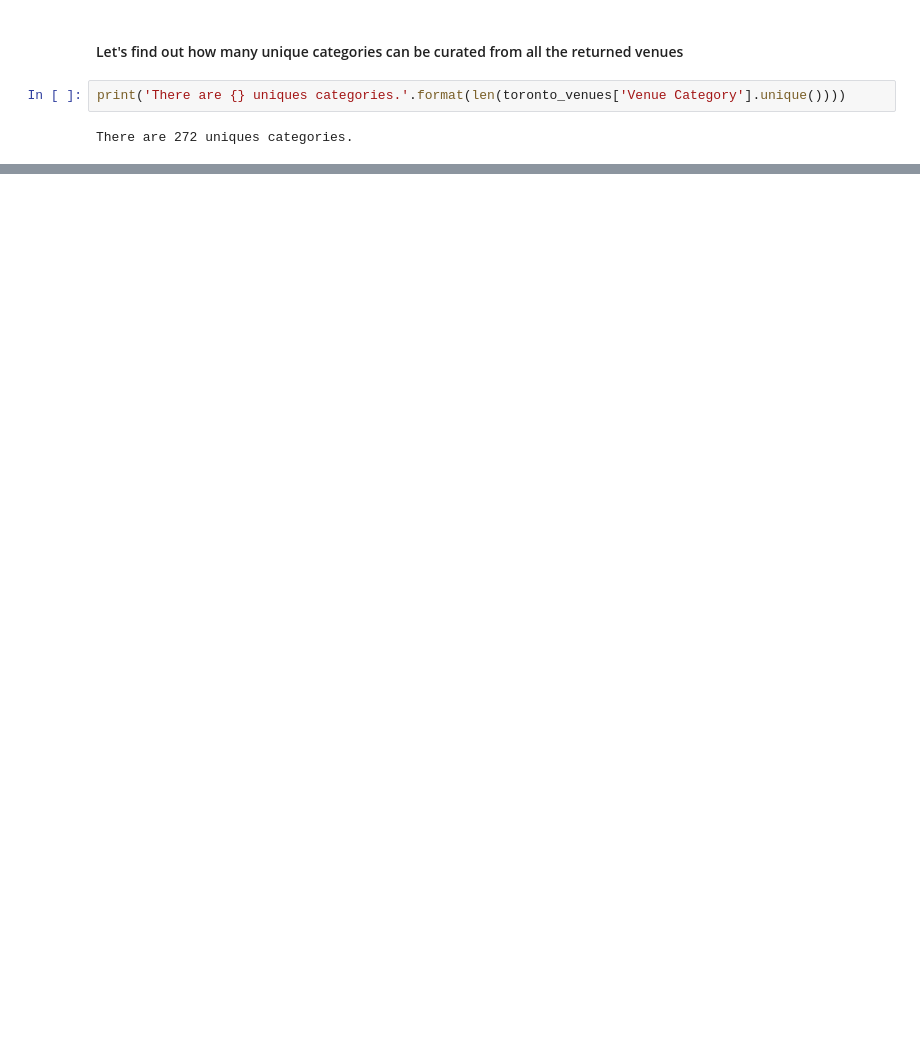
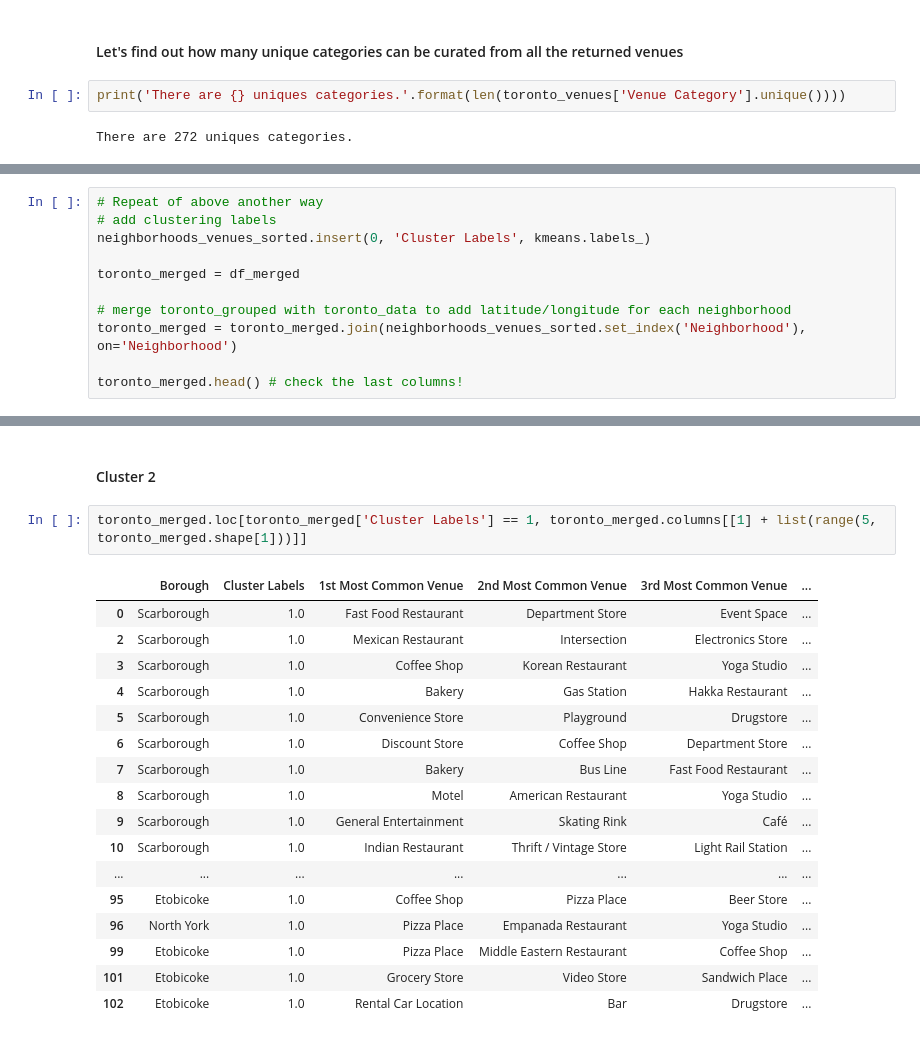
Before and after one commit to manashsarma/Coursera_Capstone, a Jupyter notebook: segmentation_clustering_week3_partIII.ipynb, the cells around one changed output, grey strips where cells are left out. Saved outputs shown, nothing was run; the diff lists cells and outputs as text; blank space fills up the shorter version.

```diff
--- a/segmentation_clustering_week3_partIII.ipynb
+++ b/segmentation_clustering_week3_partIII.ipynb
@@ -354,0 +517,11 @@ There are 272 uniques categories.
+# %%
+# Repeat of above another way
+# add clustering labels
+neighborhoods_venues_sorted.insert(0, 'Cluster Labels', kmeans.labels_)
+
+toronto_merged = df_merged
+
+# merge toronto_grouped with toronto_data to add latitude/longitude for each neighborhood
+toronto_merged = toronto_merged.join(neighborhoods_venues_sorted.set_index('Neighborhood'), on='Neighborhood')
+
+toronto_merged.head() # check the last columns!
@@ -354,0 +545,22 @@ There are 272 uniques categories.
+# %% [markdown]
+#### Cluster 2
+# %%
+toronto_merged.loc[toronto_merged['Cluster Labels'] == 1, toronto_merged.columns[[1] + list(range(5, toronto_merged.shape[1]))]]
+# %% [output]
+|  | Borough | Cluster Labels | 1st Most Common Venue | 2nd Most Common Venue | 3rd Most Common Venue | ... |
+| 0 | Scarborough | 1.0 | Fast Food Restaurant | Department Store | Event Space | ... |
+| 2 | Scarborough | 1.0 | Mexican Restaurant | Intersection | Electronics Store | ... |
+| 3 | Scarborough | 1.0 | Coffee Shop | Korean Restaurant | Yoga Studio | ... |
+| 4 | Scarborough | 1.0 | Bakery | Gas Station | Hakka Restaurant | ... |
+| 5 | Scarborough | 1.0 | Convenience Store | Playground | Drugstore | ... |
+| 6 | Scarborough | 1.0 | Discount Store | Coffee Shop | Department Store | ... |
+| 7 | Scarborough | 1.0 | Bakery | Bus Line | Fast Food Restaurant | ... |
+| 8 | Scarborough | 1.0 | Motel | American Restaurant | Yoga Studio | ... |
+| 9 | Scarborough | 1.0 | General Entertainment | Skating Rink | Café | ... |
+| 10 | Scarborough | 1.0 | Indian Restaurant | Thrift / Vintage Store | Light Rail Station | ... |
+| ... | ... | ... | ... | ... | ... | ... |
+| 95 | Etobicoke | 1.0 | Coffee Shop | Pizza Place | Beer Store | ... |
+| 96 | North York | 1.0 | Pizza Place | Empanada Restaurant | Yoga Studio | ... |
+| 99 | Etobicoke | 1.0 | Pizza Place | Middle Eastern Restaurant | Coffee Shop | ... |
+| 101 | Etobicoke | 1.0 | Grocery Store | Video Store | Sandwich Place | ... |
+| 102 | Etobicoke | 1.0 | Rental Car Location | Bar | Drugstore | ... |
```
Also changed, not shown: parts of 26 cells of this notebook.
